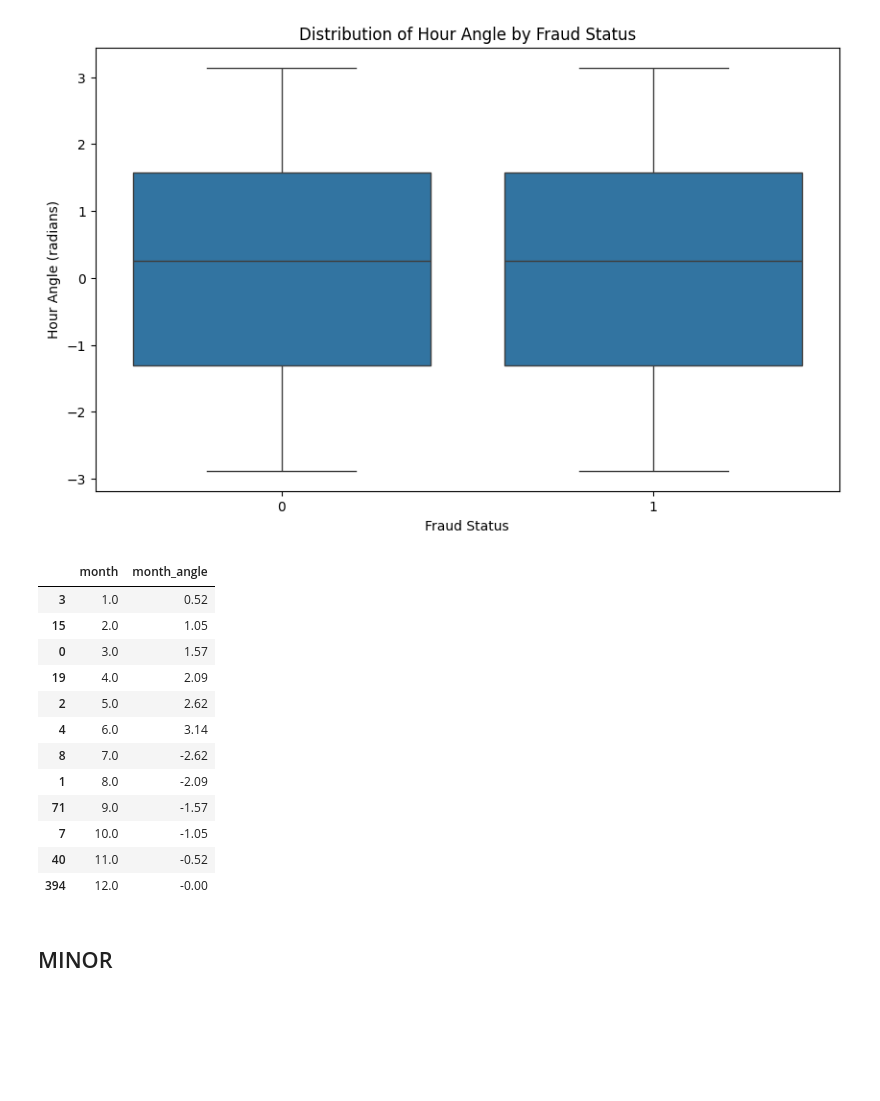
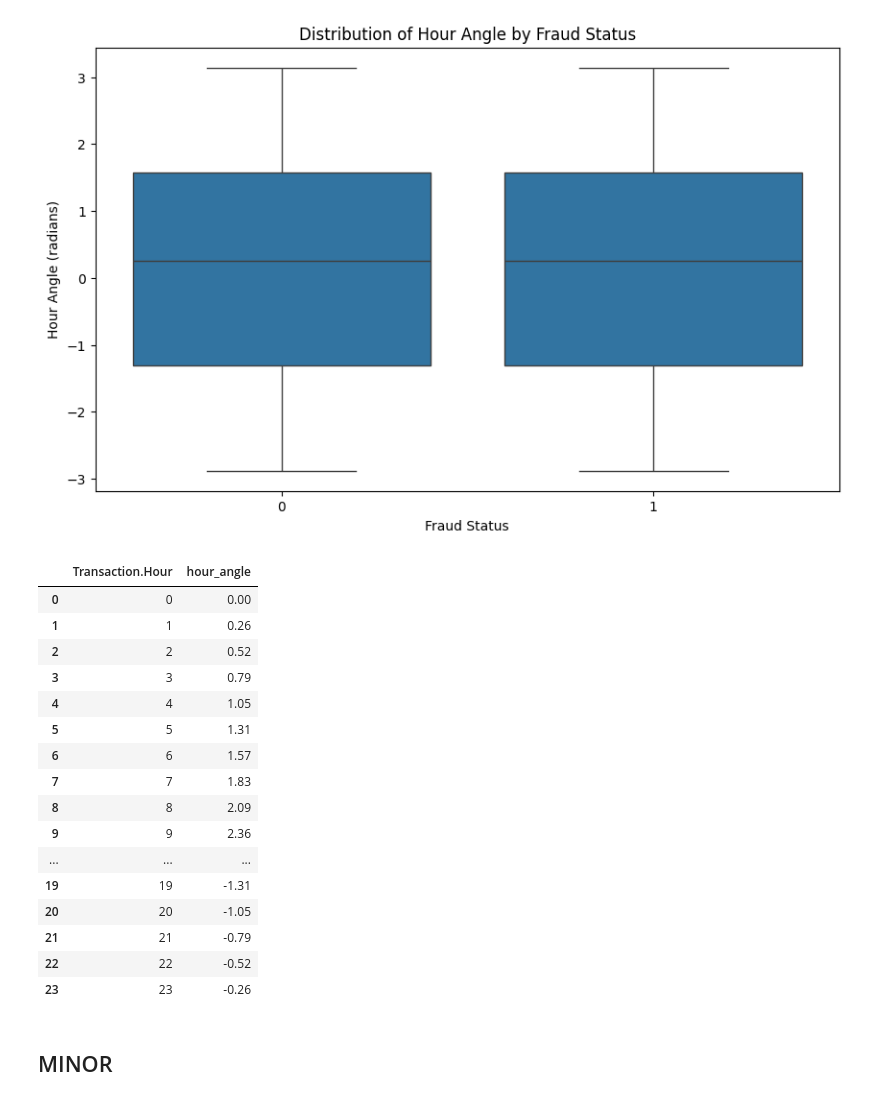
Before and after one commit to andrzejewskimaciej/ML_Intro_Projects, a Jupyter notebook: FE&SMOTE.ipynb, the cells around one changed output. Saved outputs shown, nothing was run; the diff lists cells and outputs as text; code cells hidden in the pictures; blank space fills up the shorter version.

```diff
--- a/FE&SMOTE.ipynb
+++ b/FE&SMOTE.ipynb
@@ -16,12 +26,9 @@ df=pd.read_csv("trainData.csv",engine="python", sep=",")
 # %%
-
-df.loc[df["Is.Fraudulent"]==1].shape[0]/df.shape[0]  # IsFraudulent ratio
-
-df.drop(columns=["Unnamed: 0"],inplace=True)
+# df.drop(columns=["Unnamed: 0"],inplace=True)
 
 df["Transaction.Date"] = pd.to_datetime(df["Transaction.Date"], format = "ISO8601")
 
-df['Transaction.Date_Num'] = df['Transaction.Date'].map(pd.Timestamp.toordinal)
+df['Transaction.Date_Num'] = df['Transaction.Date'].dt.year + df['Transaction.Date'].dt.dayofyear/365
 
 dfSamples=df.drop(columns=["Transaction.Date"],inplace=False).copy()
 
@@ -47,7 +74,8 @@ merged = pd.concat([X, y], axis=1, ignore_index=True)
 # %% [markdown]
 ## MONTH DAY HOUR
 # %%
-df["month"]=df["Transaction.Date"].apply(lambda x : float(x[5:7]) if x[5]!=0 else float(x[6:7]) )
-df["day"]=df["Transaction.Date"].apply(lambda x : float(x[8:10]) if x[8]!=0 else float(x[9:10]))
+df["month"]=df["Transaction.Date"].dt.month
+df["day"]=df["Transaction.Date"].dt.day
 sns.histplot(df, x="day", hue="Is.Fraudulent", multiple="dodge") #seems in first part of months there are more frauds
+plt.title("Frauds by day of month")
 # %% [output]
@@ -103,21 +148,26 @@ plt.show()
 # %% [output]
 [figure]
 # %%
-df.loc[:,["month", "month_angle"]].drop_duplicates().sort_values(by="month").round(2)
+ # which angle stands for which hour
+df.loc[:,["Transaction.Hour", "hour_angle"]].drop_duplicates().sort_values(by="Transaction.Hour").reset_index(drop=True).round(2)
 # %% [output]
-|  | month | month_angle |
-| 3 | 1.0 | 0.52 |
-| 15 | 2.0 | 1.05 |
-| 0 | 3.0 | 1.57 |
-| 19 | 4.0 | 2.09 |
-| 2 | 5.0 | 2.62 |
-| 4 | 6.0 | 3.14 |
-| 8 | 7.0 | -2.62 |
-| 1 | 8.0 | -2.09 |
-| 71 | 9.0 | -1.57 |
-| 7 | 10.0 | -1.05 |
-| 40 | 11.0 | -0.52 |
-| 394 | 12.0 | -0.00 |
+|  | Transaction.Hour | hour_angle |
+| 0 | 0 | 0.00 |
+| 1 | 1 | 0.26 |
+| 2 | 2 | 0.52 |
+| 3 | 3 | 0.79 |
+| 4 | 4 | 1.05 |
+| 5 | 5 | 1.31 |
+| 6 | 6 | 1.57 |
+| 7 | 7 | 1.83 |
+| 8 | 8 | 2.09 |
+| 9 | 9 | 2.36 |
+| ... | ... | ... |
+| 19 | 19 | -1.31 |
+| 20 | 20 | -1.05 |
+| 21 | 21 | -0.79 |
+| 22 | 22 | -0.52 |
+| 23 | 23 | -0.26 |
 # %% [markdown]
 ## MINOR
 # %%
```
Also changed, not shown: parts of 14 cells of this notebook, 3 other files.
